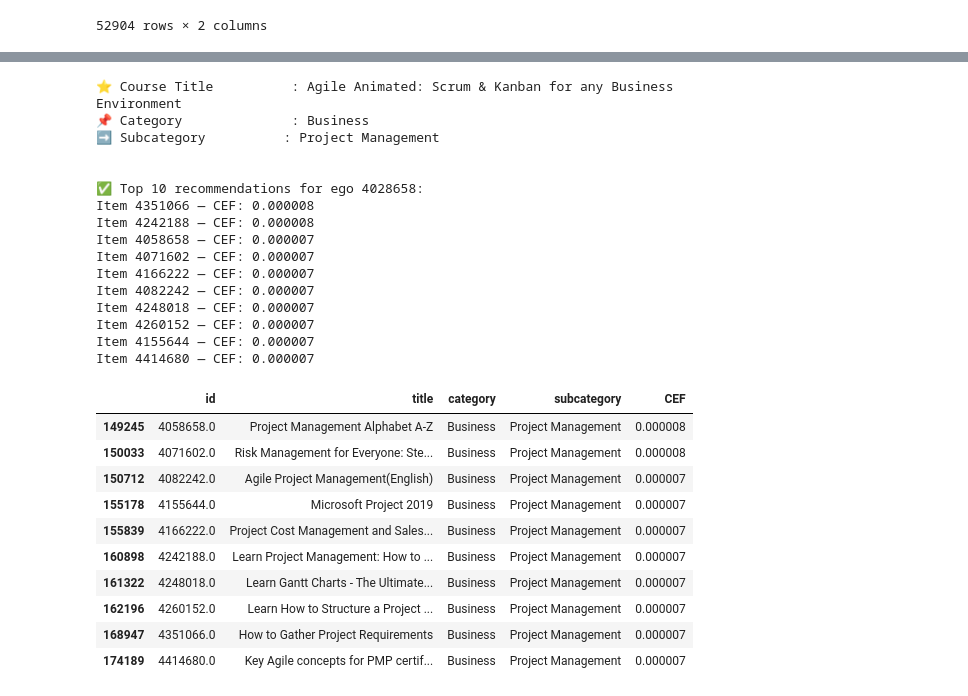
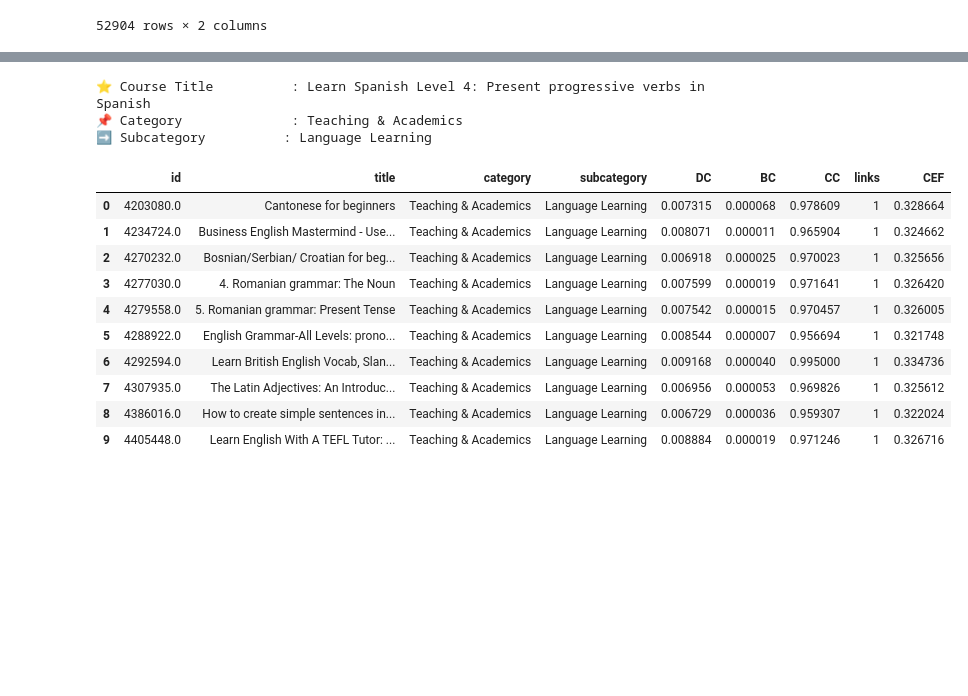
Before and after one commit to MuhammadRhakan/final_project, a Jupyter notebook: 2_Deployment_Preparation.ipynb, the cells around one changed output, grey strips where cells are left out. Saved outputs shown, nothing was run; the diff lists cells and outputs as text; code cells hidden in the pictures; blank space fills up the shorter version.

```diff
--- a/2_Deployment_Preparation.ipynb
+++ b/2_Deployment_Preparation.ipynb
@@ -114,23 +116,6 @@ def get_numerical_attributes(data, exclude):
       print(f"• {num}")
 
   return numerical
-
-
-#handle outliers using clips
-def outlier_clipping(data, features, par, skip):
-  data = data.copy()
-  data.loc[data[skip] == 0, skip] = np.nan
-
-  clip = data.copy()
-  for col in features:
-    upper = data[col].quantile(par)
-    lower = data[col].quantile(1-par)
-    clip[col] = clip[col].clip(upper=upper, lower=lower)
-
-  transformed = clip.copy()
-  transformed[features] = np.sqrt(transformed[features])
-
-  return clip, transformed
 
 
 #handle outliers using trim
@@ -154,7 +139,6 @@ def outlier_trimming(data, features, par, skip, fg1, fg2):
 #label categorical values
 def features_labeling(data, features):
   label = data.copy()
-  label[features[0]] = label[features[0]].map({True: 1, False: 0})
 
   label['rounded_rating'] = (label[features[1]].copy()).astype(int)
   label['rating_label'] = label['rounded_rating'].apply(lambda x: 'bad' if x < 3 else ('mid' if x == 3 else 'good'))
@@ -257,8 +236,6 @@ def nominal_preprocessing(data, features, id):
     if nominal[col].dtype == 'datetime64[ns, UTC]':
       nominal[col] = nominal[col].dt.year.astype(str)
 
-  nominal = nominal.loc[:, nominal.nunique() > 1]
-
   multiattribute_df = pd.get_dummies(nominal)
   multiattribute_matrix = multiattribute_df.values
   multiattribute_df[id] = data[id].values
@@ -438,13 +397,15 @@ def incremental_network_graph_model_hdf5(h5_file, threshold):
         j = i + 1 + idx  # correct absolute column index
         node_i = index_to_node[i]
         node_j = index_to_node[j]
-        G.add_edge(node_i, node_j, weight=row[idx])
+
+        if not nx.has_path(G, node_i, node_j):
+            G.add_edge(node_i, node_j, weight=row[idx])
 
   print(f"Number of nodes: {G.number_of_nodes()}")
   print(f"Number of edges: {G.number_of_edges()}")
 
   return G
 # %%
-G = incremental_network_graph_model_hdf5('multiattribute_similarity.h5', threshold=0.8)
+G = incremental_network_graph_model_hdf5('multiattribute_similarity.h5', threshold=0.75)
 # %% [output]
 Number of nodes: 52904
@@ -573,31 +933,18 @@ def recommendation_phase(data, id, ego, G, centrality_column, top_n=10, verbose=
 # %%
-recommendation_phase(course_trim, id='id', ego=random.choice(index_to_node), G=G, centrality_column='average_centrality_normalized', top_n=10, verbose=True)
+recommendation_phase(course, id='id', ego=random.choice(index_to_node), top_n=10, verbose=True)
 # %% [output]
-⭐ Course Title          : Agile Animated: Scrum & Kanban for any Business Environment
-📌 Category              : Business
-➡️ Subcategory          : Project Management
-
-
-✅ Top 10 recommendations for ego 4028658:
-Item 4351066 — CEF: 0.000008
-Item 4242188 — CEF: 0.000008
-Item 4058658 — CEF: 0.000007
-Item 4071602 — CEF: 0.000007
-Item 4166222 — CEF: 0.000007
-Item 4082242 — CEF: 0.000007
-Item 4248018 — CEF: 0.000007
-Item 4260152 — CEF: 0.000007
-Item 4155644 — CEF: 0.000007
-Item 4414680 — CEF: 0.000007
+⭐ Course Title          : Learn Spanish Level 4: Present progressive verbs in Spanish
+📌 Category              : Teaching & Academics
+➡️ Subcategory          : Language Learning
-|  | id | title | category | subcategory | CEF |
-| 149245 | 4058658.0 | Project Management Alphabet A-Z | Business | Project Management | 0.000008 |
-| 150033 | 4071602.0 | Risk Management for Everyone: Ste... | Business | Project Management | 0.000008 |
-| 150712 | 4082242.0 | Agile Project Management(English) | Business | Project Management | 0.000007 |
-| 155178 | 4155644.0 | Microsoft Project 2019 | Business | Project Management | 0.000007 |
-| 155839 | 4166222.0 | Project Cost Management and Sales... | Business | Project Management | 0.000007 |
-| 160898 | 4242188.0 | Learn Project Management: How to ... | Business | Project Management | 0.000007 |
-| 161322 | 4248018.0 | Learn Gantt Charts - The Ultimate... | Business | Project Management | 0.000007 |
-| 162196 | 4260152.0 | Learn How to Structure a Project ... | Business | Project Management | 0.000007 |
-| 168947 | 4351066.0 | How to Gather Project Requirements | Business | Project Management | 0.000007 |
-| 174189 | 4414680.0 | Key Agile concepts for PMP certif... | Business | Project Management | 0.000007 |
+|  | id | title | category | subcategory | DC | BC | CC | links | CEF |
+| 0 | 4203080.0 | Cantonese for beginners | Teaching & Academics | Language Learning | 0.007315 | 0.000068 | 0.978609 | 1 | 0.328664 |
+| 1 | 4234724.0 | Business English Mastermind - Use... | Teaching & Academics | Language Learning | 0.008071 | 0.000011 | 0.965904 | 1 | 0.324662 |
+| 2 | 4270232.0 | Bosnian/Serbian/ Croatian for beg... | Teaching & Academics | Language Learning | 0.006918 | 0.000025 | 0.970023 | 1 | 0.325656 |
+| 3 | 4277030.0 | 4. Romanian grammar: The Noun | Teaching & Academics | Language Learning | 0.007599 | 0.000019 | 0.971641 | 1 | 0.326420 |
+| 4 | 4279558.0 | 5. Romanian grammar: Present Tense | Teaching & Academics | Language Learning | 0.007542 | 0.000015 | 0.970457 | 1 | 0.326005 |
+| 5 | 4288922.0 | English Grammar-All Levels: prono... | Teaching & Academics | Language Learning | 0.008544 | 0.000007 | 0.956694 | 1 | 0.321748 |
+| 6 | 4292594.0 | Learn British English Vocab, Slan... | Teaching & Academics | Language Learning | 0.009168 | 0.000040 | 0.995000 | 1 | 0.334736 |
+| 7 | 4307935.0 | The Latin Adjectives: An Introduc... | Teaching & Academics | Language Learning | 0.006956 | 0.000053 | 0.969826 | 1 | 0.325612 |
+| 8 | 4386016.0 | How to create simple sentences in... | Teaching & Academics | Language Learning | 0.006729 | 0.000036 | 0.959307 | 1 | 0.322024 |
+| 9 | 4405448.0 | Learn English With A TEFL Tutor: ... | Teaching & Academics | Language Learning | 0.008884 | 0.000019 | 0.971246 | 1 | 0.326716 |
 # %%
```
Also changed, not shown: parts of 19 cells of this notebook.
